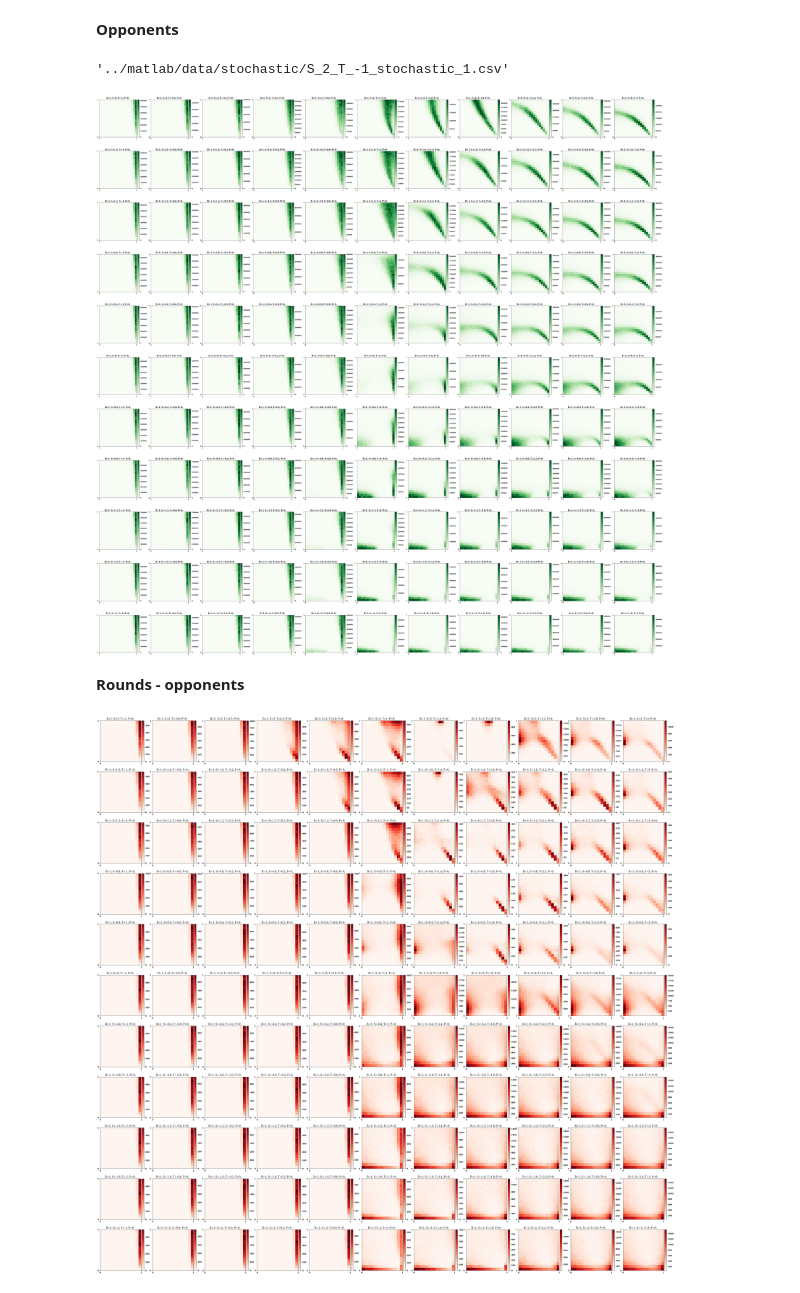
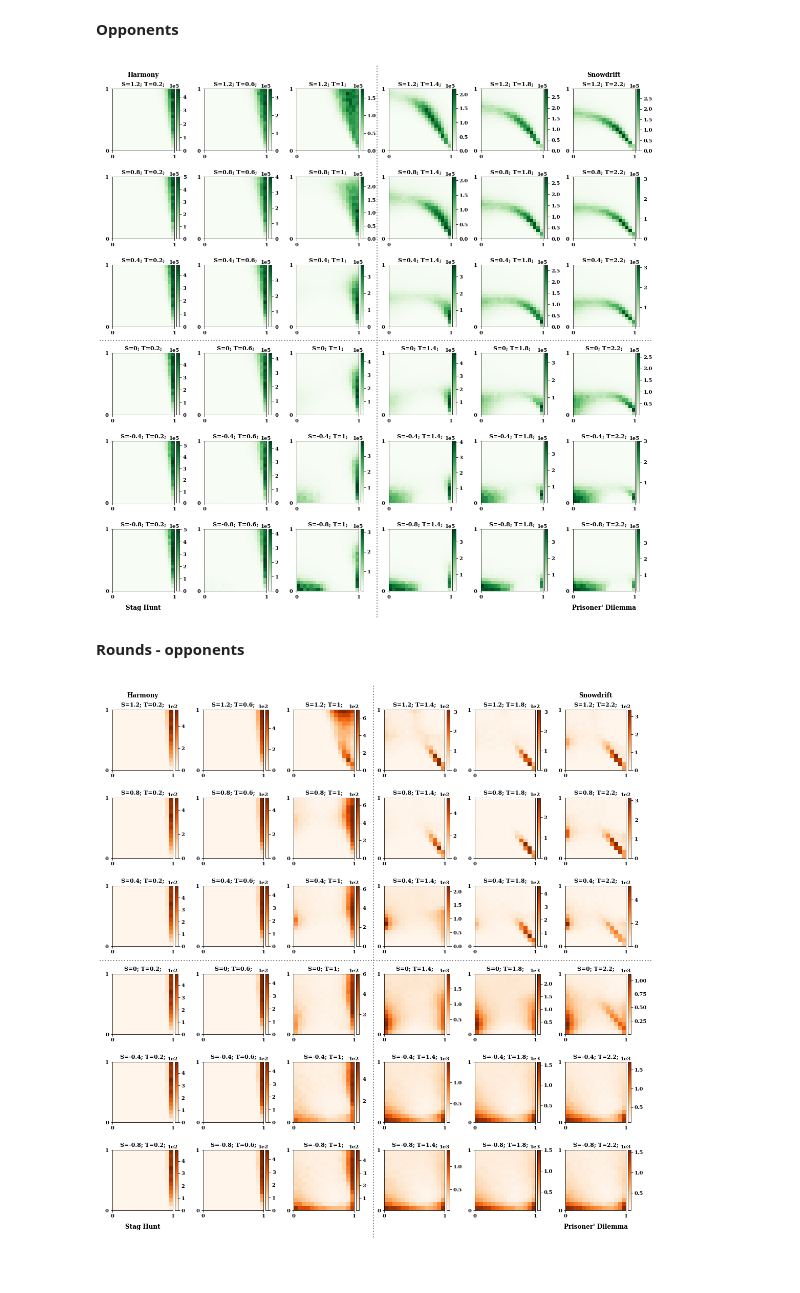
Before and after one commit to Nikoleta-v3/evolution-of-cooperation-with-limited-updating-payoff-memory, a Jupyter notebook: nbs/Parameters Sweep Analysis.ipynb, the cells around one changed output. Saved outputs shown, nothing was run; the diff lists cells and outputs as text; code cells hidden in the pictures.

```diff
--- a/nbs/Parameters Sweep Analysis.ipynb
+++ b/nbs/Parameters Sweep Analysis.ipynb
@@ -32,10 +32,12 @@ matplotlib.rc('font', **font)
 # %% [markdown]
 **Generate plot across axis**
 # %%
-Ss = [2, 1.6, 1.2, 0.8, 0.4, 0, -0.4, -0.8, -1.2, -1.6, -2]
-Ts = [-1, -0.6, -0.2,  0.2,  0.6,  1,  1.4,  1.8,  2.2,  2.6,  3]
+Ss = [1.2, 0.8, 0.4, 0, -0.4, -0.8] # Ss = [2, 1.6, 1.2, 0.8, 0.4, 0, -0.4, -0.8, -1.2, -1.6, -2]
+Ts = [0.2,  0.6,  1,  1.4,  1.8,  2.2]# Ts = [-1, -0.6, -0.2,  0.2,  0.6,  1,  1.4,  1.8,  2.2,  2.6,  3]
+# %%
+dimensions = 6
 # %%
-sorted_cvs_files_expected = [f"../matlab/data/expected/clean_S_{S}_T_{T}_stochastic_0.csv" for S in Ss for T in Ts]
+sorted_cvs_files_expected = [f"../matlab/data/expected/clean_S_{S}_T_{T}_beta_10.csv" for S in Ss for T in Ts]
 # %%
 over_ps, over_qs = [], []
 
@@ -173,5 +183,3 @@ for i, file in enumerate(sorted_cvs_files_rounds):
             qs.append(q)
 
     over_ps_rounds.append(ps), over_qs_rounds.append(qs)
-# %%
-file = sorted_cvs_files_rounds[16]
@@ -231,12 +249,8 @@ for i, file in enumerate(sorted_cvs_files_opponents):
             qs.append(q)
 
     over_ps_opp.append(ps), over_qs_opp.append(qs)
-# %%
-file[:26] + file[32:]
-# %% [output]
-'../matlab/data/stochastic/S_2_T_-1_stochastic_1.csv'
 # %%
-fig, axes = plt.subplots(nrows=11, ncols=11, figsize=(50, 50));
+fig, axes = plt.subplots(nrows=dimensions, ncols=dimensions, figsize=(15, 15));
 
 for i, file in enumerate(sorted_cvs_files_stochastic):
 
@@ -245,9 +259,9 @@ for i, file in enumerate(sorted_cvs_files_stochastic):
 
     ps, qs = over_ps_opp[i], over_qs_opp[i]
 
-    title = data[0].replace(",", "")[:-42]
+    title = data[0].replace(",", "")[5:-48]
 
-    index = (int(i / 11), i % 11)
+    index = (int(i / dimensions), i % dimensions)
 
     heatmap, xedges, yedges = np.histogram2d(ps, qs, bins=19)
 
@@ -257,16 +271,29 @@ for i, file in enumerate(sorted_cvs_files_stochastic):
 
     divider = make_axes_locatable(axes[index])
     cax = divider.append_axes('right', size='5%', pad=0.05)
-    fig.colorbar(im, cax=cax, orientation='vertical')
-    axes[index].set_title(title, weight="bold")
+    cbar = fig.colorbar(im, cax=cax, orientation='vertical')
+    axes[index].set_title(title, weight="bold", fontsize=11)
 
     axes[index].set_xticks(np.linspace(0, 1, 2))
     axes[index].set_yticks(np.linspace(0, 1, 2))
 
+    cbar.formatter.set_powerlimits((0, 0))
+
+
+h_line = plt.Line2D([0.502, 0.502],[0, 1], transform=fig.transFigure, color="grey", linewidth=2, linestyle=":")
+fig.add_artist(h_line)
+v_line = plt.Line2D([0, 1],[.501, .501], transform=fig.transFigure, color="grey", linewidth=2, linestyle=":")
+fig.add_artist(v_line)
+
+axes[0, 0].text(0.5, 1.2, "Harmony", transform=axes[0, 0].transAxes, ha="center", fontsize=12)
+axes[0, -1].text(0.5, 1.2, "Snowdrift", transform=axes[0, -1].transAxes, ha="center", fontsize=12)
+axes[-1, -1].text(0.5, -.3, "Prisoner' Dilemma", transform=axes[-1, -1].transAxes, ha="center", fontsize=12)
+axes[-1, 0].text(0.5, -.3, "Stag Hunt", transform=axes[-1, 0].transAxes, ha="center", fontsize=12)
+
 plt.tight_layout()
 fig.savefig("../static/opponents_two_by_two_games.pdf", bbox_inches='tight')
 # %% [output]
-[figure, old version]
+[figure, new version]
 # %% [markdown]
 **Rounds - opponents**
 # %%
@@ -286,40 +313,53 @@ for i, file in enumerate(sorted_cvs_files):
 
     over_ps_last.append(ps), over_qs_last.append(qs)
 # %%
-fig, axes = plt.subplots(nrows=11, ncols=11, figsize=(50, 50));
+fig, axes = plt.subplots(nrows=dimensions, ncols=dimensions, figsize=(15, 15));
 
 for i, file in enumerate(sorted_cvs_files):
 
 
     df = dd.read_csv(file)
 
     text_file = open(file.replace("csv", "txt").replace("clean_", ""), "r")
     data = text_file.readlines()
 
     ps = df['p'].values.compute()
     qs = df['q'].values.compute()
-    title = data[0].replace(",", "")[:-29]
+    title = data[0].replace(",", "")[5:-35]
 
-    index = (int(i / 11), i % 11)
+    index = (int(i / dimensions), i % dimensions)
 
     heatmap, xedges, yedges = np.histogram2d(ps, qs, bins=15)
 
     extent = [xedges[0], xedges[-1], yedges[0], yedges[-1]]
 
-    im = axes[index].imshow(heatmap.T, extent=extent, cmap=cmaps[1], origin="lower")
+    im = axes[index].imshow(heatmap.T, extent=extent, cmap=cmaps[-1], origin="lower")
 
     divider = make_axes_locatable(axes[index])
     cax = divider.append_axes('right', size='5%', pad=0.05)
-    fig.colorbar(im, cax=cax, orientation='vertical')
-    axes[index].set_title(title)
+    cbar = fig.colorbar(im, cax=cax, orientation='vertical')
+    axes[index].set_title(title, weight="bold", fontsize=11)
 
     axes[index].set_xticks(np.linspace(0, 1, 2))
     axes[index].set_yticks(np.linspace(0, 1, 2))
 
-#     except FileNotFoundError:
-#         pass
+    cbar.formatter.set_powerlimits((0, 0))
 
 
-# fig.savefig("matlab/images/merged_plot_rounds_opponents_two.pdf")
+h_line = plt.Line2D([0.495, 0.495],[0, 1], transform=fig.transFigure, color="grey", linewidth=2, linestyle=":")
+fig.add_artist(h_line)
+v_line = plt.Line2D([0, 1],[.501, .501], transform=fig.transFigure, color="grey", linewidth=2, linestyle=":")
+fig.add_artist(v_line)
+
+axes[0, 0].text(0.5, 1.2, "Harmony", transform=axes[0, 0].transAxes, ha="center", fontsize=12)
+axes[0, -1].text(0.5, 1.2, "Snowdrift", transform=axes[0, -1].transAxes, ha="center", fontsize=12)
+axes[-1, -1].text(0.5, -.3, "Prisoner' Dilemma", transform=axes[-1, -1].transAxes, ha="center", fontsize=12)
+axes[-1, 0].text(0.5, -.3, "Stag Hunt", transform=axes[-1, 0].transAxes, ha="center", fontsize=12)
+
+
+
+plt.tight_layout();
+
+fig.savefig("../matlab/images/merged_plot_rounds_opponents_two.pdf")
 # %% [output]
-[figure, old version]
+[figure, new version]
```
Also changed, not shown: parts of 5 cells of this notebook, 17 other files.
